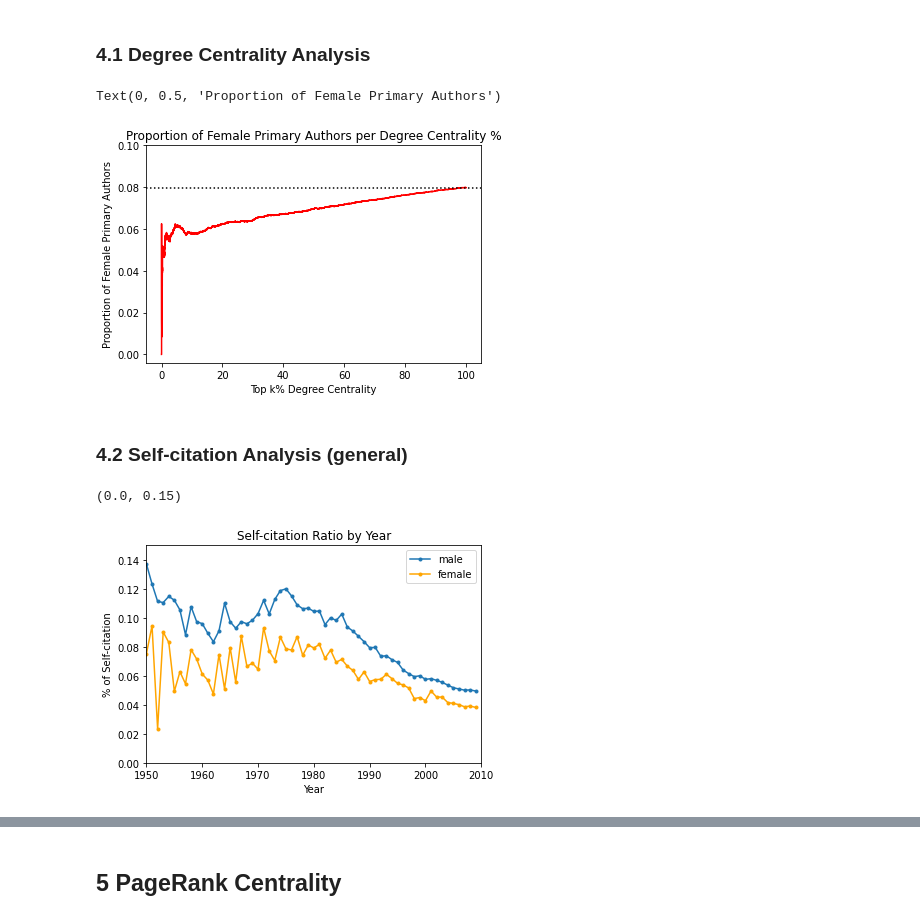
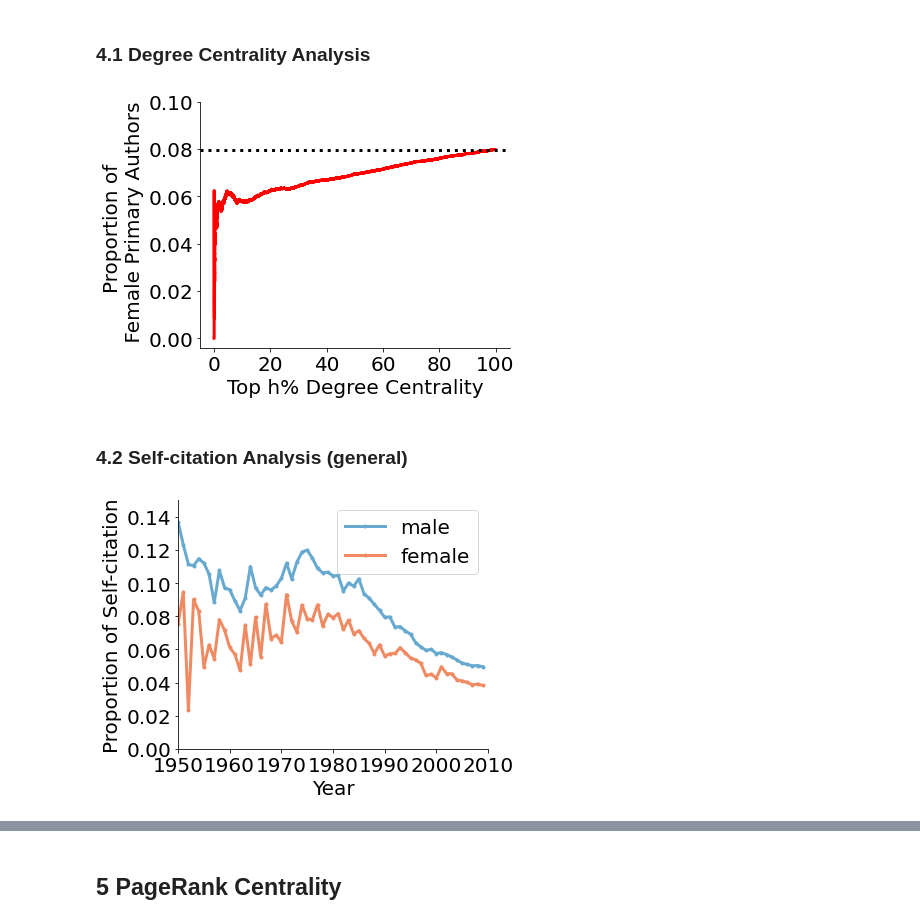
Before and after one commit to therobinkay/gender_bias_2021, a Jupyter notebook: Journal_Analysis_1_(GitHub).ipynb, the cells around one changed output, grey strips where cells are left out. Cells and saved outputs as stored; diff of their text form; code cells hidden in the pictures.

```diff
--- a/Journal_Analysis_1_(GitHub).ipynb
+++ b/Journal_Analysis_1_(GitHub).ipynb
@@ -39,0 +91,24 @@ cen = pd.read_csv("drive/My Drive/codes/cen.csv")
+# %%
+plt.style.use('seaborn-deep')
+
+plot_fmp = plot_fm[plot_fm['order'] == 1]
+
+plt.hist([plot_fm['year'],plot_fmp['year']], bins=50, label=['Total', 'Primary'], color=('orange','red'))
+plt.yscale('log')
+plt.legend(loc='upper left')
+plt.title('Female Participation by Publication Year')
+plt.xlabel('Publication Year')
+# plt.ylabel('Participation Rate')
+plt.ylabel('log(count)')
+plt.show()
+# %%
+plt.style.use('seaborn-deep')
+
+plt.hist([plot_mp['year'],plot_fmp['year']], bins=50, label=['Male', 'Female'], color=('green','red'))
+plt.yscale('log')
+plt.legend(loc='upper left')
+plt.title('Primary Participation by Publication Year')
+plt.xlabel('Publication Year')
+# plt.ylabel('Participation Rate')
+plt.ylabel('log(count)')
+plt.show()
@@ -191,18 +522,28 @@ cited = pd.merge(cb_sub, degcen, left_index = True, right_on = 'doi')
 # %%
 # Comparative graph for actual female proportion vs. expected female proportion
 cited_gender = cited['gender'].to_numpy()
 cumulate_cited_gender = np.cumsum(cited_gender == "female")
 
-plt.plot((np.arange(len(cited))*100)/len(cited), cumulate_cited_gender/np.arange(1, len(cited)+1), color='red')
-plt.axhline(y=len(cited[cited['gender'] == 'female'])/len(cited), color='black', linestyle='dotted')
+fig, ax = plt.subplots(figsize=(6,4.5))
+right_side = ax.spines["right"]
+top_side = ax.spines["top"]
+right_side.set_visible(False)
+top_side.set_visible(False)
 
-plt.title("Proportion of Female Primary Authors per Degree Centrality %")
-plt.xlabel("Top k% Degree Centrality")
+plt.plot((np.arange(len(cited))*100)/len(cited), cumulate_cited_gender/np.arange(1, len(cited)+1), color='red', lw=3)
+plt.axhline(y=len(cited[cited['gender'] == 'female'])/len(cited), color='black', linestyle='dotted', lw=3)
+
+# plt.title("Proportion of Female Primary Authors per Degree Centrality %")
+plt.xlabel("Top h% Degree Centrality", fontsize=20)
 plt.ylim(ymax=0.1)
-plt.ylabel("Proportion of Female Primary Authors")
+plt.ylabel("Proportion of \n Female Primary Authors", fontsize=20)
+
+plt.xticks(fontsize=20)
+plt.yticks(fontsize=20)
+plt.tight_layout()
+fig.savefig("drive/My Drive/codes/Figure6_1.pdf")
 # %% [output]
-Text(0, 0.5, 'Proportion of Female Primary Authors')
-[figure, old version]
+[figure, new version]
 # %% [markdown]
 ### 4.2 Self-citation Analysis (general)
 # %%
@@ -225,19 +566,29 @@ malesc[np.isnan(malesc)] = 0
 femalesc[np.isnan(femalesc)] = 0
 # %%
 # create a self-citation ratio plot by year
-(malesc/male).plot(style='.-')
-(femalesc/female).plot(style='.-',color='orange')
+fig, ax = plt.subplots(figsize=(6,4.5))
+right_side = ax.spines["right"]
+top_side = ax.spines["top"]
+right_side.set_visible(False)
+top_side.set_visible(False)
 
-plt.title('Self-citation Ratio by Year')
-plt.legend(('male', 'female'), loc='upper right')
-plt.xlabel('Year')
+(malesc/male).plot(style='.-', color='#67a9cf', lw=3)
+(femalesc/female).plot(style='.-',color='#ef8a62', lw=3)
+
+# /plt.title('Self-citation Ratio by Year')
+plt.legend(('male', 'female'), loc='upper right', fontsize=20)
+plt.xlabel('Year', fontsize=20)
 plt.xlim(xmin=1950)
 plt.xlim(xmax=2010)
-plt.ylabel('% of Self-citation')
+plt.ylabel('Proportion of Self-citation', fontsize=20)
 plt.ylim(ymin=0, ymax=0.15)
+
+plt.xticks(fontsize=20)
+plt.yticks(fontsize=20)
+plt.tight_layout()
+# fig.savefig("drive/My Drive/codes/Figure7.pdf")
 # %% [output]
-(0.0, 0.15)
-[figure, old version]
+[figure, new version]
 # %%
 # calculate k-value
 k1 = ((malesc/sccit)/(femalesc/sccit))
```
Also changed, not shown: parts of 31 cells of this notebook.
